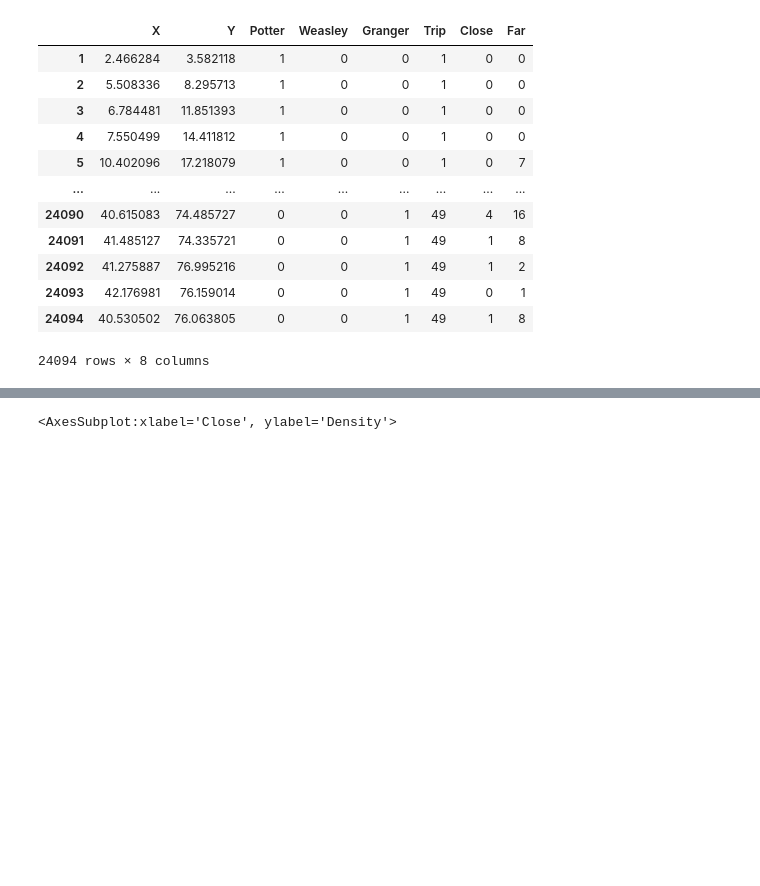
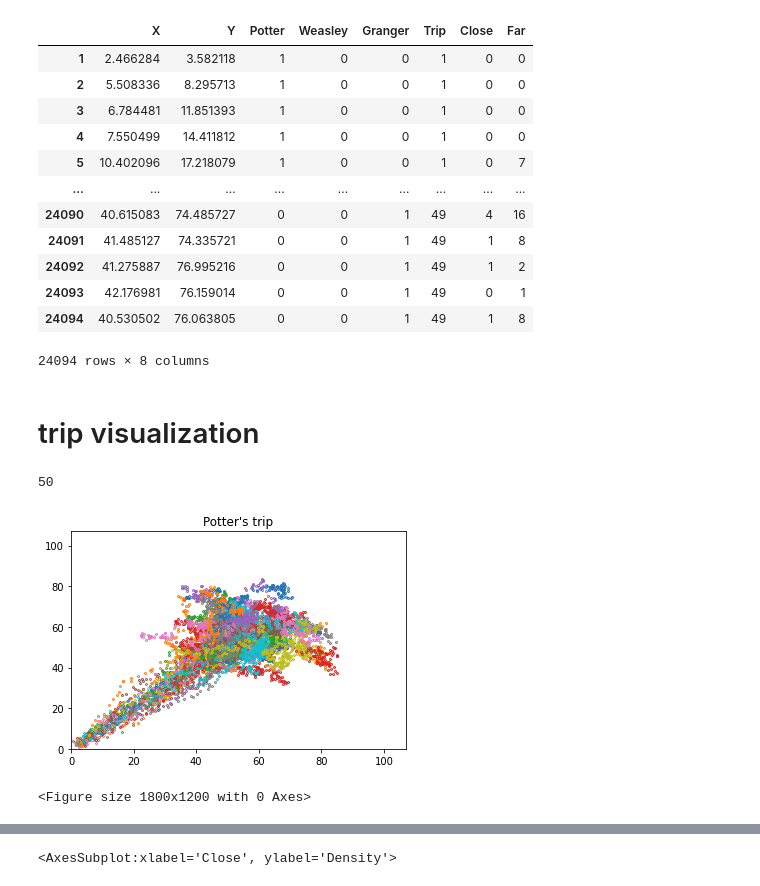
Before and after one commit to BillXSY/VE414, a Jupyter notebook: project/proj.ipynb, the cells around one changed output, grey strips where cells are left out. Cells and saved outputs as stored; diff of their text form; code cells hidden in the pictures; blank space fills up the shorter version.

```diff
--- a/project/proj.ipynb
+++ b/project/proj.ipynb
@@ -9,5 +14,8 @@ from tqdm import tqdm
 # %%
 df = pd.read_csv('./data_proj_414.csv', index_col=0)
+df_potter = df.query('Potter == 1')
+df_weasley = df.query('Weasley == 1')
+df_granger = df.query('Granger == 1')
 df
 # %% [output]
 |  | X | Y | Potter | Weasley | Granger | Trip | Close | Far |
@@ -23,3 +31,27 @@ df
 | 24093 | 42.176981 | 76.159014 | 0 | 0 | 1 | 49 | 0 | 1 |
 | 24094 | 40.530502 | 76.063805 | 0 | 0 | 1 | 49 | 1 | 8 |
 24094 rows × 8 columns
+# %% [markdown]
+
+
+
+
+# trip visualization
+# %%
+# Potter's trip
+trip_cnt = max(df_potter['Trip'])
+print(len(df_potter['Trip'].unique()))
+
+for t in range(len(df_potter['Trip'].unique())):
+    temp_df = df_potter.query("Trip == @t")
+    plt.plot(temp_df['X'], temp_df['Y'], 'o', markersize=1.9,linewidth=0.1, markerfacecolor='none')
+
+
+plt.xlim(xmin=0, xmax=107)
+plt.ylim(ymin=0, ymax=107)
+plt.title("Potter's trip")
+plt.figure(dpi=300)
+# %% [output]
+50
+[figure, added]
+<Figure size 1800x1200 with 0 Axes>
```
Also changed, not shown: parts of 30 cells of this notebook, 4 other files.
